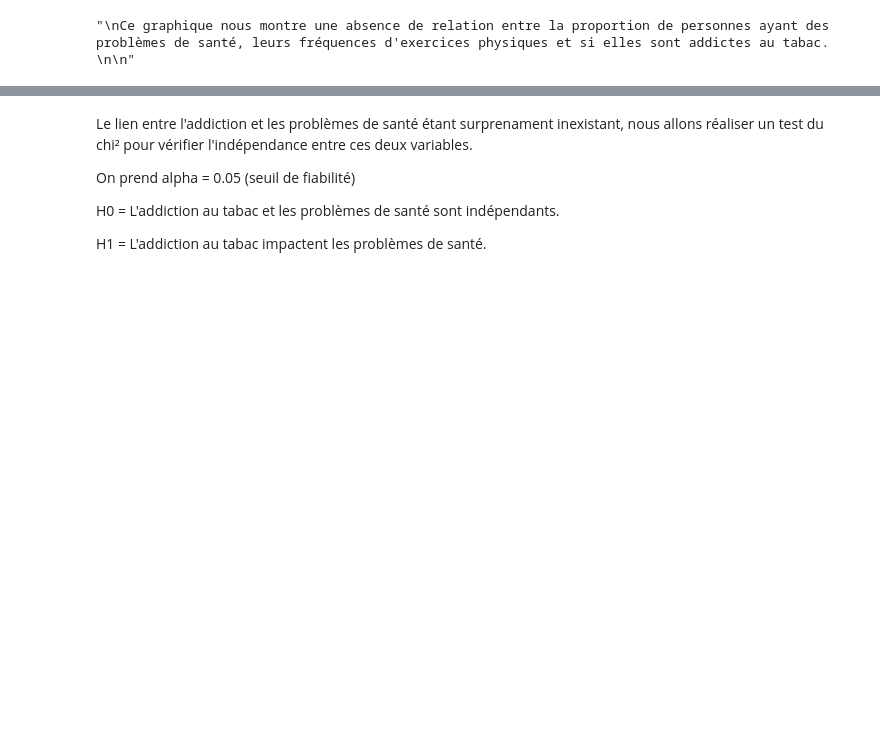
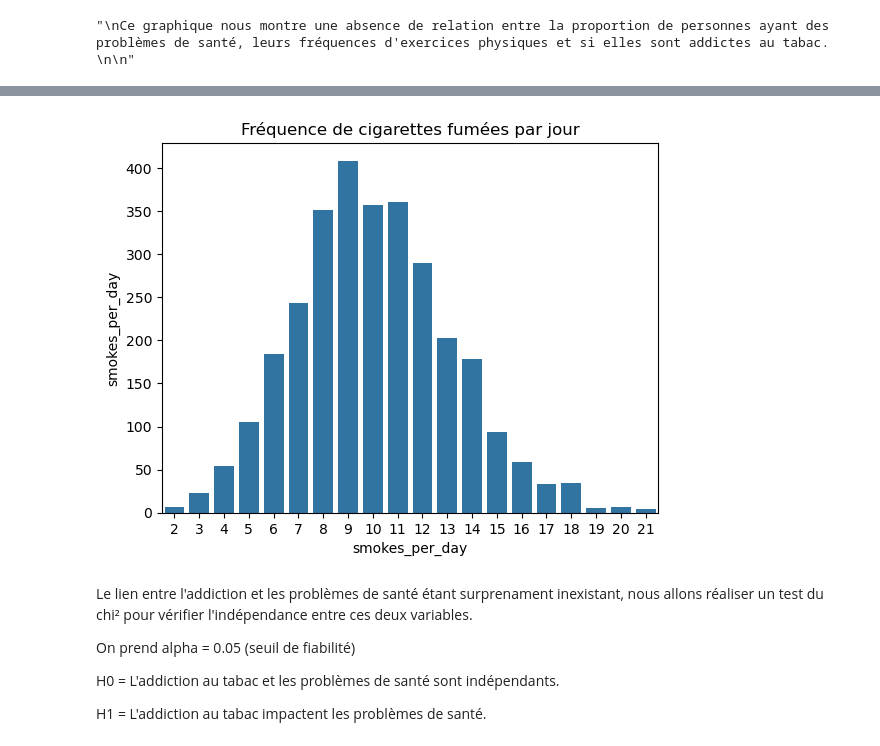
Before and after one commit to Kvothe-45/Addiction, a Jupyter notebook: visualisations/smoke_graph.ipynb, the cells around one changed output, grey strips where cells are left out. Drawn from its saved outputs; the diff is of its cells as text; code cells hidden in the pictures; blank space fills up the shorter version.

```diff
--- a/visualisations/smoke_graph.ipynb
+++ b/visualisations/smoke_graph.ipynb
@@ -233,3 +239,10 @@ plt.show()
+# %%
+fig = plt.figure()
+ax = sns.barplot(data=data_smoke_drink, x="smokes_per_day", y="smokes_per_day", estimator=np.count_nonzero)
+ax.set_title("Fréquence de cigarettes fumées par jour")
+plt.show()
+# %% [output]
+[figure, added]
 # %% [markdown]
 Le lien entre l'addiction et les problèmes de santé étant surprenament inexistant, nous allons réaliser un test du chi² pour vérifier l'indépendance entre ces deux variables.
 
```
Also changed, not shown: parts of 2 cells of this notebook, 5 other files.
